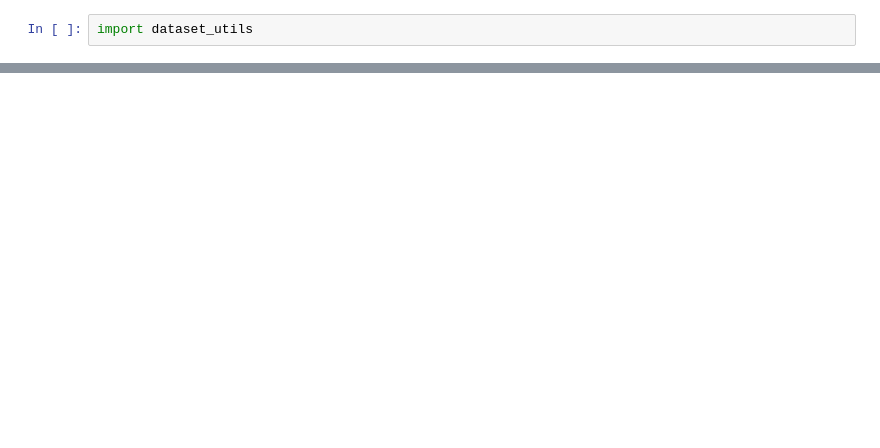
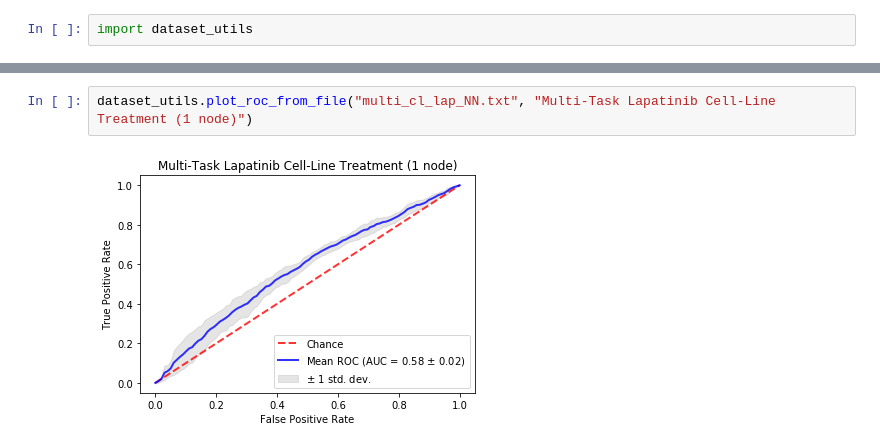
Before and after one commit to hl197/DrugResponsePrediction, a Jupyter notebook: NeoALTTO/gene_ontology/neural_net_performance.ipynb, the cells around one changed output, grey strips where cells are left out. Saved outputs shown, nothing was run; the diff lists cells and outputs as text; blank space fills up the shorter version.

```diff
--- a/NeoALTTO/gene_ontology/neural_net_performance.ipynb
+++ b/NeoALTTO/gene_ontology/neural_net_performance.ipynb
@@ -10,0 +27,4 @@ dataset_utils.plot_roc_from_file("out_NN_1.txt", "Neural Net")
+# %%
+dataset_utils.plot_roc_from_file("multi_cl_lap_NN.txt", "Multi-Task Lapatinib Cell-Line Treatment (1 node)")
+# %% [output]
+[figure, added]
```
Also changed, not shown: parts of 11 cells of this notebook, 2 other files.
